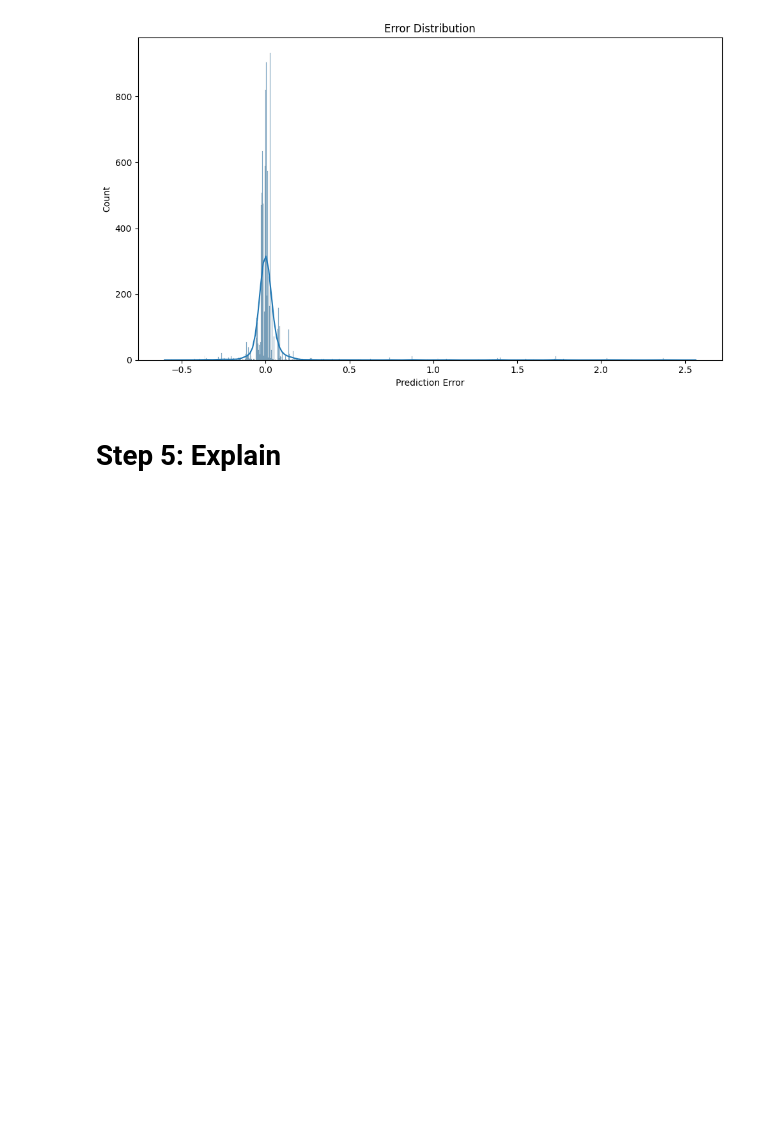
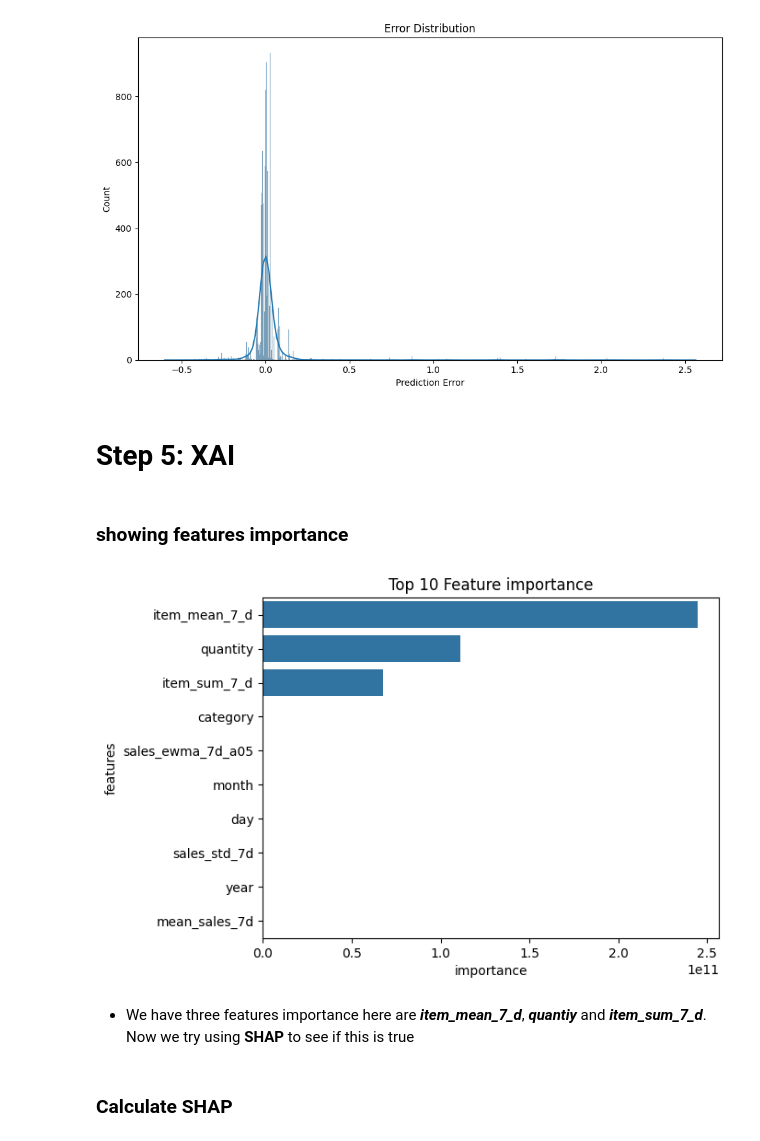
Before and after one commit to NhatDuc07/forecasting_shopping_mall_sales-, a Jupyter notebook: notebook/Forecasting_project.ipynb, the cells around one changed output. Cells and saved outputs as stored; diff of their text form; code cells hidden in the pictures; blank space fills up the shorter version.

```diff
--- a/notebook/Forecasting_project.ipynb
+++ b/notebook/Forecasting_project.ipynb
@@ -1007,4 +1008,4 @@ month_name  abs_error  error_pct
 [figure]
 [figure]
 # %% [markdown]
-# Step 5: Explain
+# Step 5: XAI
@@ -1010,0 +1021,16 @@ month_name  abs_error  error_pct
+# %% [markdown]
+### showing features importance
+# %%
+f_name = best_model.feature_name_
+f_imp = best_model.booster_.feature_importance(importance_type='gain')
+df_fi = pd.DataFrame({"features":f_name,"importance":f_imp}).\
+          sort_values(by = "importance",ascending = False)
+sns.barplot(x = "importance",data = df_fi.head(10),y = "features")
+plt.title("Top 10 Feature importance")
+plt.show()
+# %% [output]
+[figure, added]
+# %% [markdown]
+- We have three features importance here are ***item_mean_7_d***, ***quantiy*** and ***item_sum_7_d***. Now we try using **SHAP** to see if this is true
+# %% [markdown]
+### Calculate SHAP
```
Also changed, not shown: parts of 22 cells of this notebook, 2 other files.
